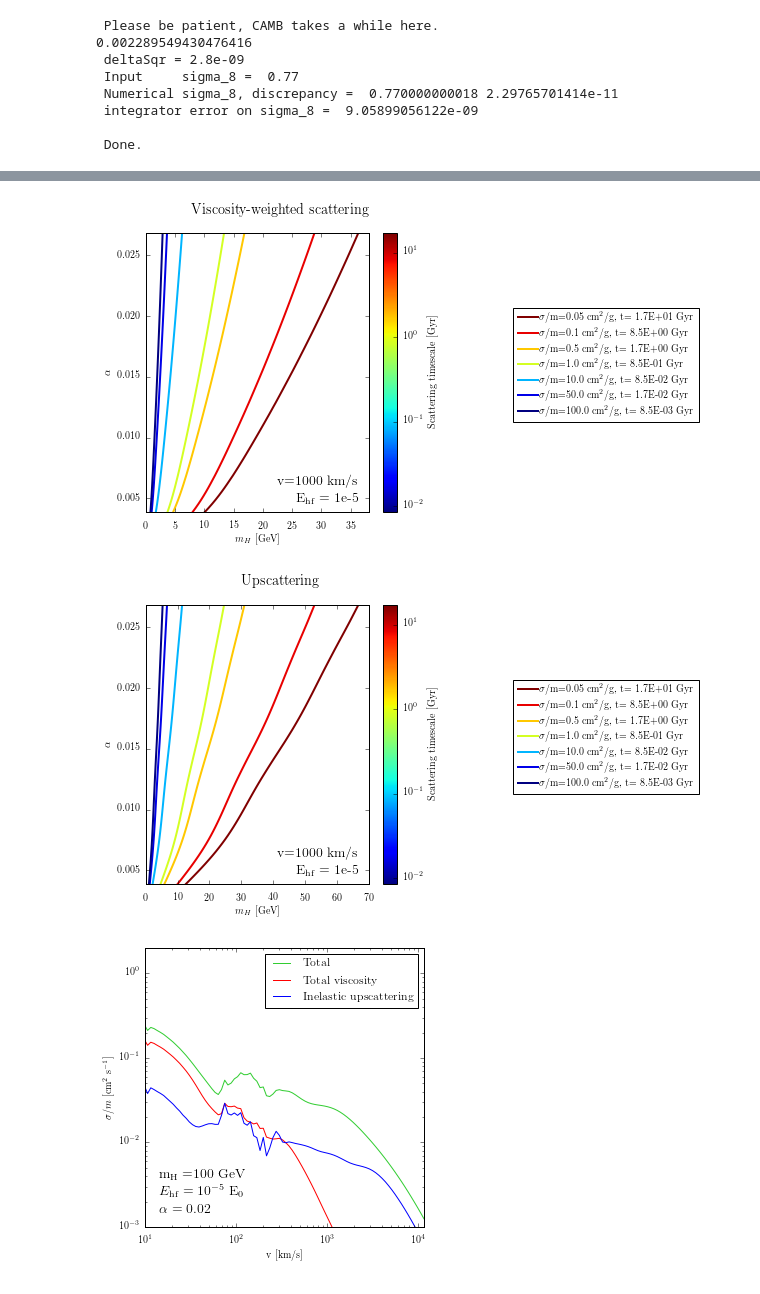
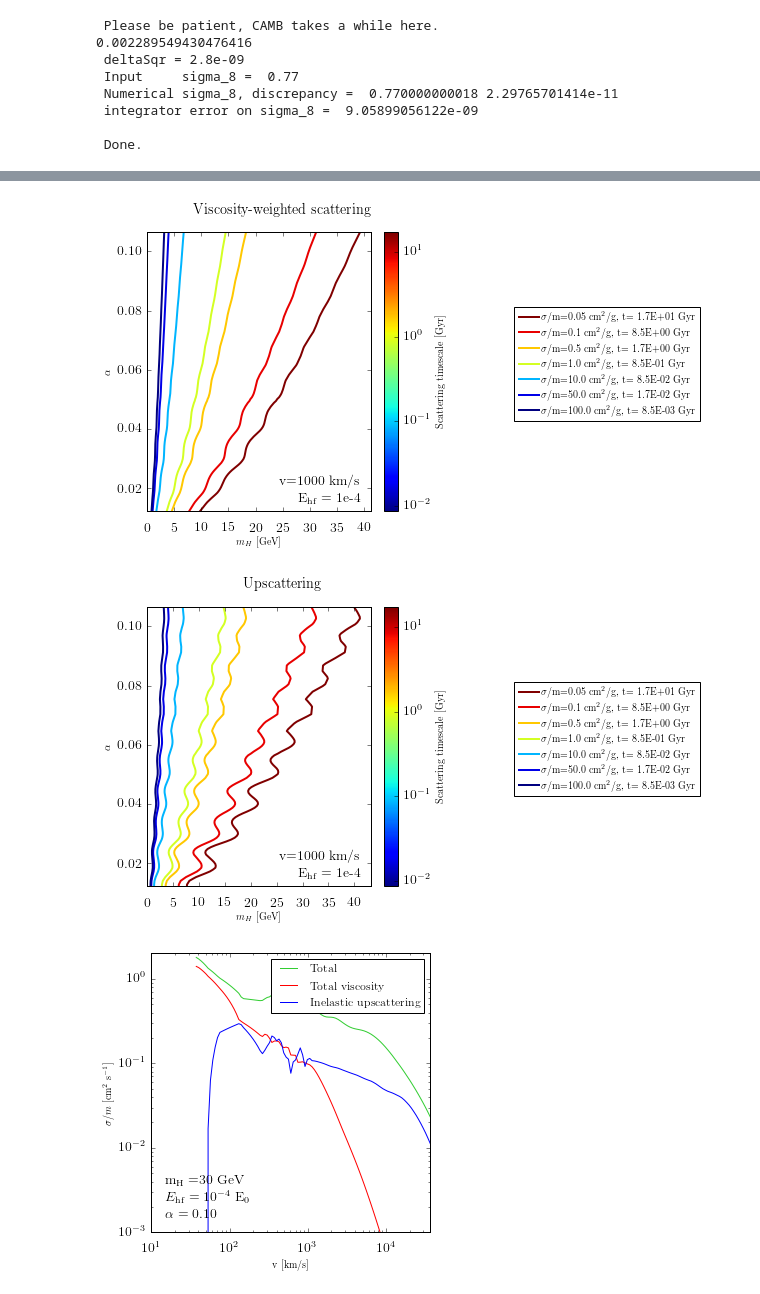
Before and after one commit to AnnaKwa/sidm-halo, a Jupyter notebook: halo_scattering_rates.ipynb, the cells around one changed output, grey strips where cells are left out. Drawn from its saved outputs; the diff is of its cells as text; code cells hidden in the pictures.

```diff
--- a/halo_scattering_rates.ipynb
+++ b/halo_scattering_rates.ipynb
@@ -71,23 +74,23 @@ rho=.3e-2 * 2.e33 * (1000.)**3 / (ap.kpc2cm**3)   #initially given in solar mass
 sigM_arr=np.array([0.05,0.1, 0.5, 1., 10, 50, 100])
 #sigM_arr=np.linspace(0.01,0.10,10)
 #ap.sidm_mass_arr(sigM_arr, dataRec_m_old,alpha,v,Ehf10)
-plot_timescales(dataRec_m, -5, sigM_arr, v, rho, sig_type='total')
+plot_timescales(dataRec_m, -4, sigM_arr, v, rho, sig_type='total')
 # %% [output]
-[figure, old version]
+[figure, new version]
 # %%
 v=1000*ap.km_per_sec
 rho=.3e-2 * 2.e33 * (1000.)**3 / (ap.kpc2cm**3)   #initially given in solar mass/pc^3
 sigM_arr=np.array([0.05,0.1, 0.5, 1., 10, 50, 100])
 #sigM_arr=np.linspace(0.01,0.10,10)
 #ap.sidm_mass_arr(sigM_arr, dataRec_m_old,alpha,v,Ehf10)
-plot_timescales(dataRec_m, -5, sigM_arr, v, rho, sig_type='inelastic')
+plot_timescales(dataRec_m, -4, sigM_arr, v, rho, sig_type='inelastic')
 # %% [output]
-[figure, old version]
+[figure, new version]
 # %%
-mH, alpha, Ehf10 = 100., 0.02, -5  # mH [GeV], alpha, log10(Ehf/E0)
+mH, alpha, Ehf10 = 30., 0.1, -4  # mH [GeV], alpha, log10(Ehf/E0)
 plot_sigmaM(dataRec_m, mH, alpha, Ehf10)
 # %% [output]
-[figure, old version]
+[figure, new version]
 # %%
 plot_core_scattering_times(dataRec_m, zi, mH, alpha, Ehf10, Mmin=1e8, Mmax=1e14)
 # %% [output]
```
Also changed, not shown: parts of 9 cells of this notebook.
